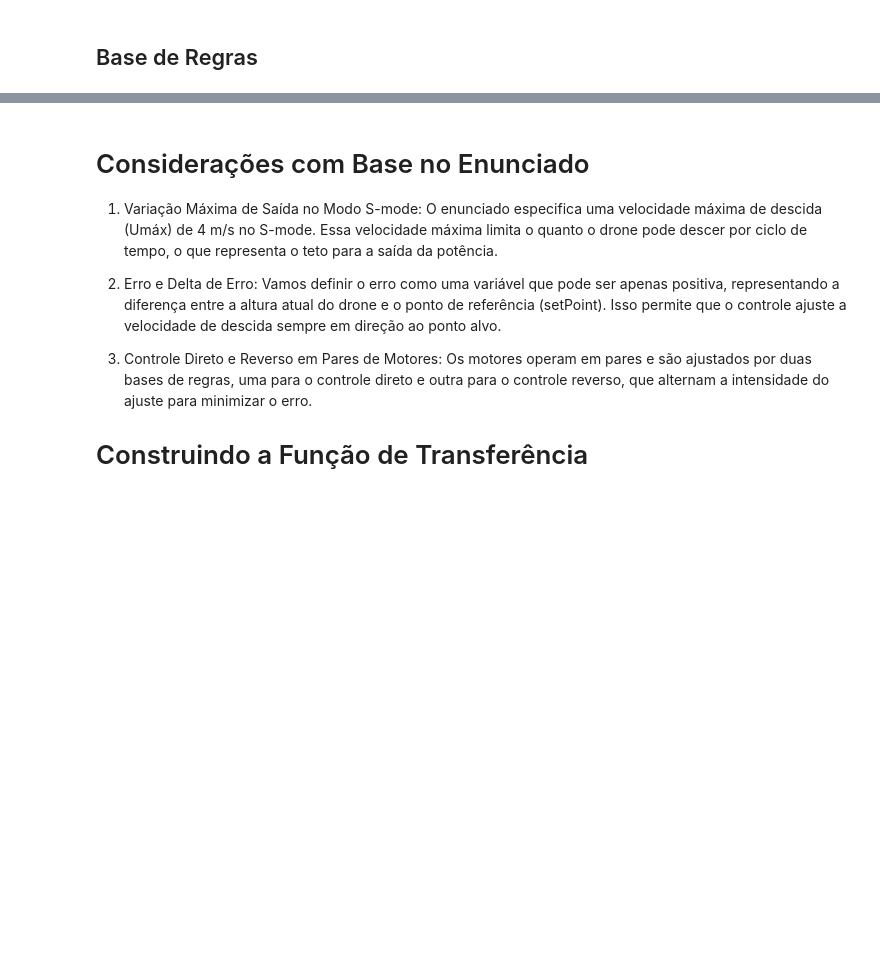
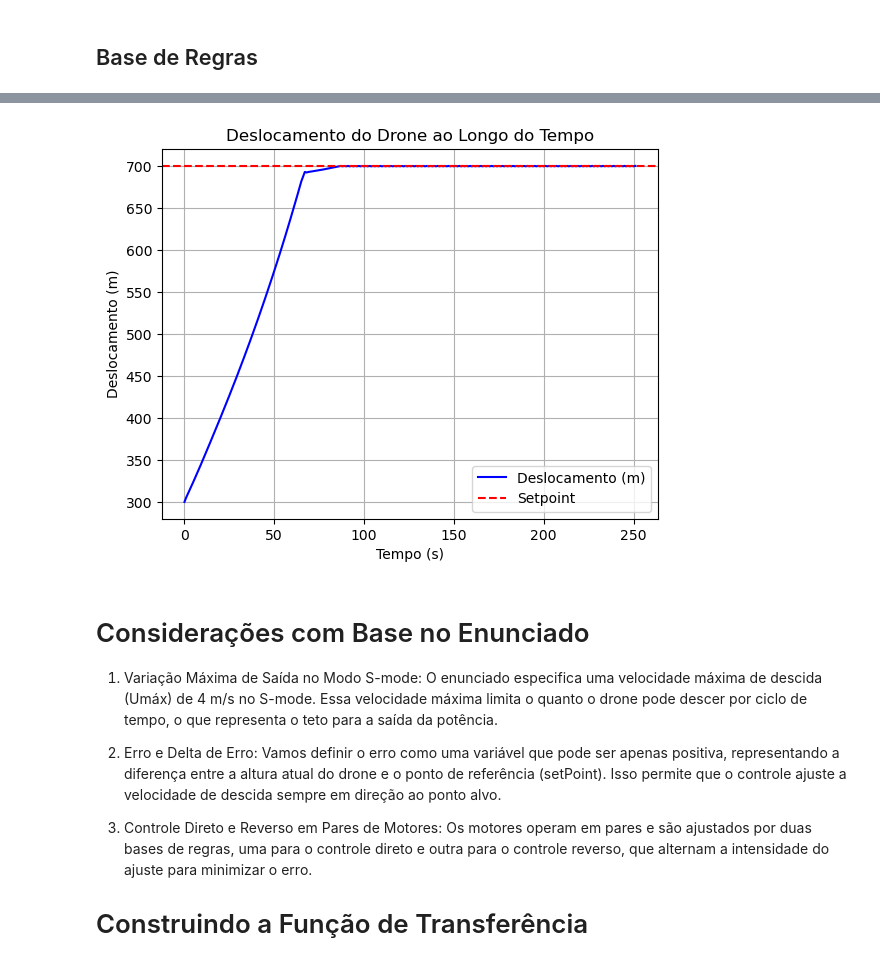
Before and after one commit to bsmvictor/C213-ControleFuzzyPD, a Jupyter notebook: FuzzyPD.ipynb, the cells around one changed output, grey strips where cells are left out. Cells and saved outputs as stored; diff of their text form; code cells hidden in the pictures; blank space fills up the shorter version.

```diff
--- a/FuzzyPD.ipynb
+++ b/FuzzyPD.ipynb
@@ -59,11 +59,11 @@ plt.axline((0, 0.4), (1000, 0.4), color='black', linestyle='--')
 # Criação das regras para o controle
 
 result_potencia = [
-    'MP', 'MP', 'M' , 'P' , 'M' ,
-    'MP', 'P' , 'P' , 'M' , 'M' ,
+    'MP', 'P' , 'M' , 'G' , 'MG' ,
+    'MP', 'P' , 'M' , 'M' , 'M' ,
     'P' , 'P' , 'M' , 'M' , 'G' ,
     'P' , 'M' , 'M' , 'G' , 'G' ,
-    'M' , 'M' , 'G' , 'G' , 'MG',
+    'M' , 'M' , 'G' , 'G' , 'MG' ,
 ]
 
 BaseRegras = [
@@ -71,6 +71,20 @@ BaseRegras = [
     for (Erro, Delta_erro), Potencia_motor in
     zip(itertools.product(erro.terms.keys(), delta_erro.terms.keys()), result_potencia)
 ]
+
+# BaseRegrasInvertida = [
+#     ctrl.Rule(
+#         erro[Erro] & delta_erro[Delta_erro], potencia_motor[Potencia_motor]
+#     )
+#     for (Erro, Delta_erro), Potencia_motor in
+#     zip(
+#         itertools.product(erro.terms.keys(), delta_erro.terms.keys()),  # Produto cartesiano dos termos
+#         reversed(result_potencia)  # Reverte as saídas para tratar descida
+#     )
+# ]
+#
+# # Combinar regras de subida e descida
+# BaseRegrasCombinada = BaseRegras + BaseRegrasInvertida
 # %%
 ciano = '\033[96m'  # Define a cor azul-ciano
 
@@ -322,0 +121,72 @@ SyntaxError: incomplete input (1262349294.py, line 17)
+# %%
+setpoint = 700
+current_position = 300
+time = 250
+dt = 1
+U_max = 4
+
+ErrorControl = ctrl.ControlSystemSimulation(ctrl.ControlSystem(BaseRegras))
+
+positions = [current_position]
+errors = [abs(setpoint - current_position)]
+
+for t in range (time + 1):
+    current_error = abs(setpoint - current_position)
+    errors.append(current_error)
+
+    print("Erro atual: {}".format(current_error))
+
+    if current_error < 10:
+        FA = 0.984825
+    elif current_error < 25:
+        FA = 0.994
+    else:
+        FA = 0.996
+
+    current_delta_error = (errors[-1] - errors[-2]) / dt
+    # print("Delta erro: {}".format(current_delta_error))
+
+    ErrorControl.input['erro'] = current_error
+    ErrorControl.input['delta_erro'] = current_delta_error
+    ErrorControl.compute()
+
+    P_Motor = ErrorControl.output['potencia_motor']
+    # print("Potencia:   {}".format(P_Motor))
+
+    if current_error > 5:
+        P_H13 = P_Motor
+        P_H24 = P_Motor
+    else:
+        P_H13 = 0.353
+        P_H24 = 0.353
+
+    # print("PH13:       {}".format(P_H13))
+    # print("PH24:       {}".format(P_H24))
+
+    d_t = FA * current_position * 1.01398 + 0.5 * (U_max * P_H13 + U_max * P_H24)
+
+    print("Current:    {}".format(current_position))
+
+    if current_position < setpoint:
+        current_position = d_t
+    else:
+        delta_movement = d_t - current_position
+        current_position = current_position - delta_movement
+
+    print("Desloc:     {}".format(d_t))
+    print("Deltamv:    {}".format(delta_movement))
+    print("Positio:    {}".format(current_position))
+    print("----------------------")
+
+    positions.append(current_position)
+
+# Gráfico do deslocamento
+plt.plot(range(len(positions)), positions, label='Deslocamento (m)', color='blue')
+plt.axhline(setpoint, color='red', linestyle='--', label='Setpoint')
+plt.xlabel('Tempo (s)')
+plt.ylabel('Deslocamento (m)')
+plt.title('Deslocamento do Drone ao Longo do Tempo')
+plt.grid()
+plt.legend()
+plt.show()
+# %% [output]
@@ -323,3 +210,4 @@ SyntaxError: incomplete input (1262349294.py, line 17)
+[figure, added]
 # %% [markdown]
 # Considerações com Base no Enunciado
 1.  Variação Máxima de Saída no Modo S-mode: O enunciado especifica uma velocidade máxima de descida (Umáx) de 4 m/s no S-mode. Essa velocidade máxima limita o quanto o drone pode descer por ciclo de tempo, o que representa o teto para a saída da potência.
```
Also changed, not shown: parts of 6 cells of this notebook.
